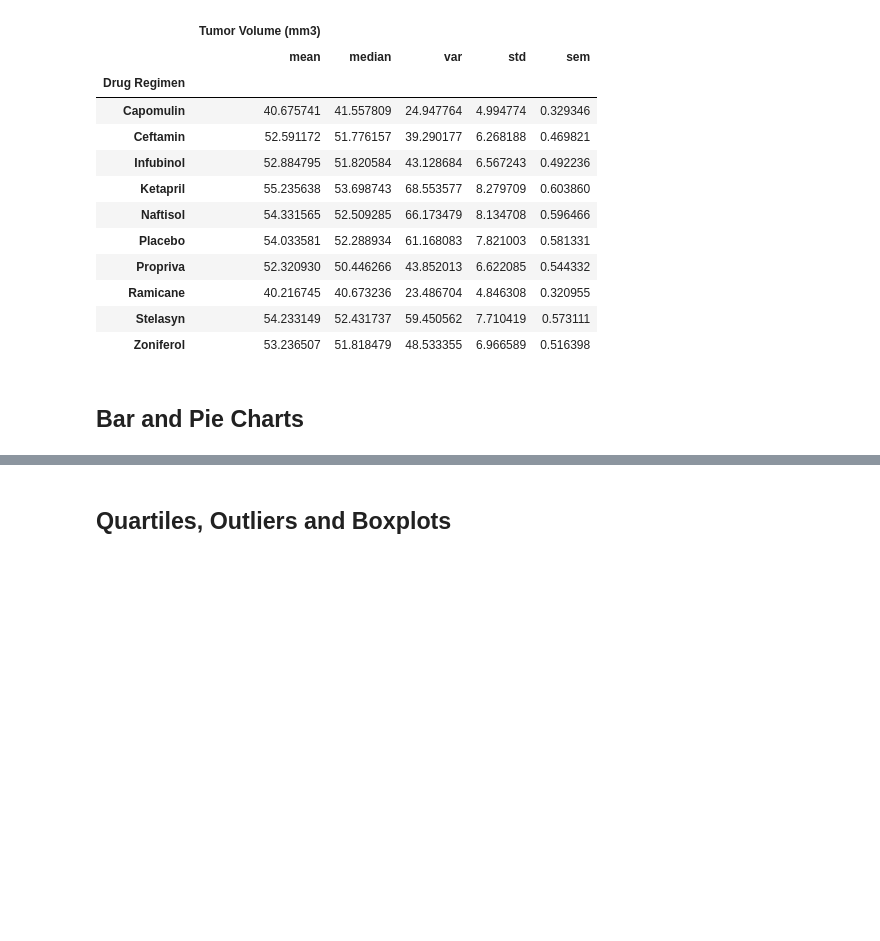
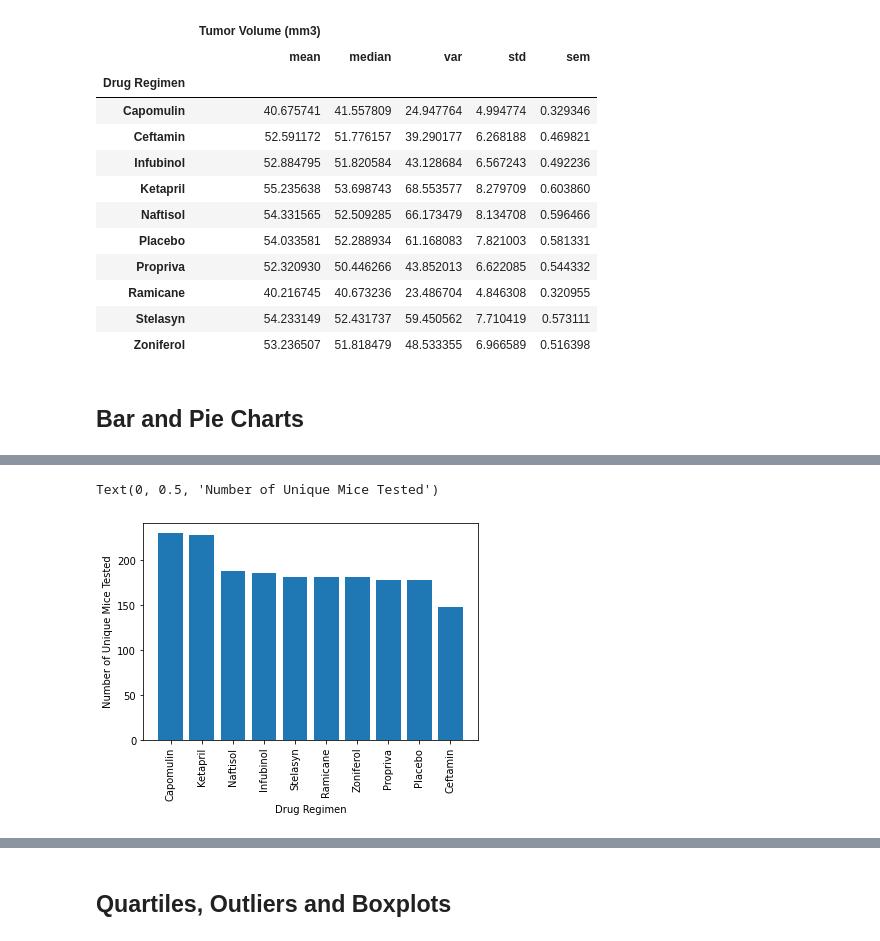
Before and after one commit to leonardz17/Matplotlib_Challenge, a Jupyter notebook: pymaceuticals_final.ipynb, the cells around one changed output, grey strips where cells are left out. Cells and saved outputs as stored; diff of their text form; code cells hidden in the pictures; blank space fills up the shorter version.

```diff
--- a/pymaceuticals_final.ipynb
+++ b/pymaceuticals_final.ipynb
@@ -157,2 +165,14 @@ drug_regimen.aggregate(['mean','median','var','std','sem'])
 # %%
 # Generate a bar plot showing the total number of unqiue mice tested on each drug regimen using using pyplot.
+#Set x and y axis
+x_axis = cleaned_mousedata["Drug Regimen"].unique()
+y_axis = cleaned_mousedata["Drug Regimen"].value_counts()
+
+#Plot bar chart
+plt.bar(x_axis,y_axis,align="center")
+plt.xticks(rotation="vertical")
+plt.xlabel("Drug Regimen")
+plt.ylabel("Number of Unique Mice Tested")
+# %% [output]
+Text(0, 0.5, 'Number of Unique Mice Tested')
+[figure, added]
```
Also changed, not shown: parts of 4 cells of this notebook.
